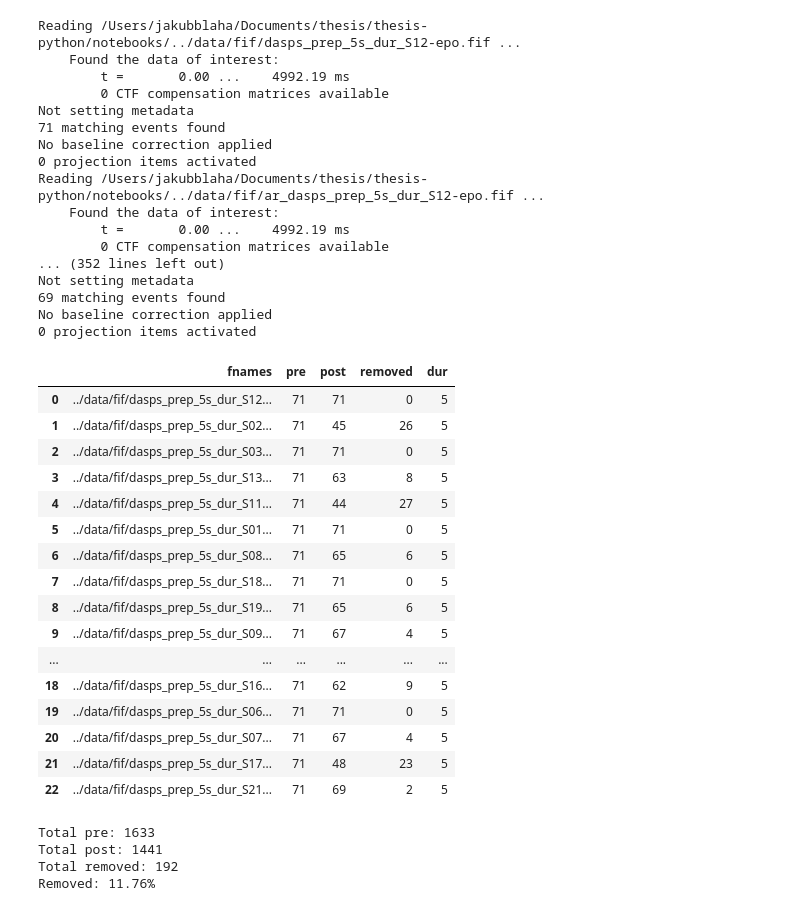
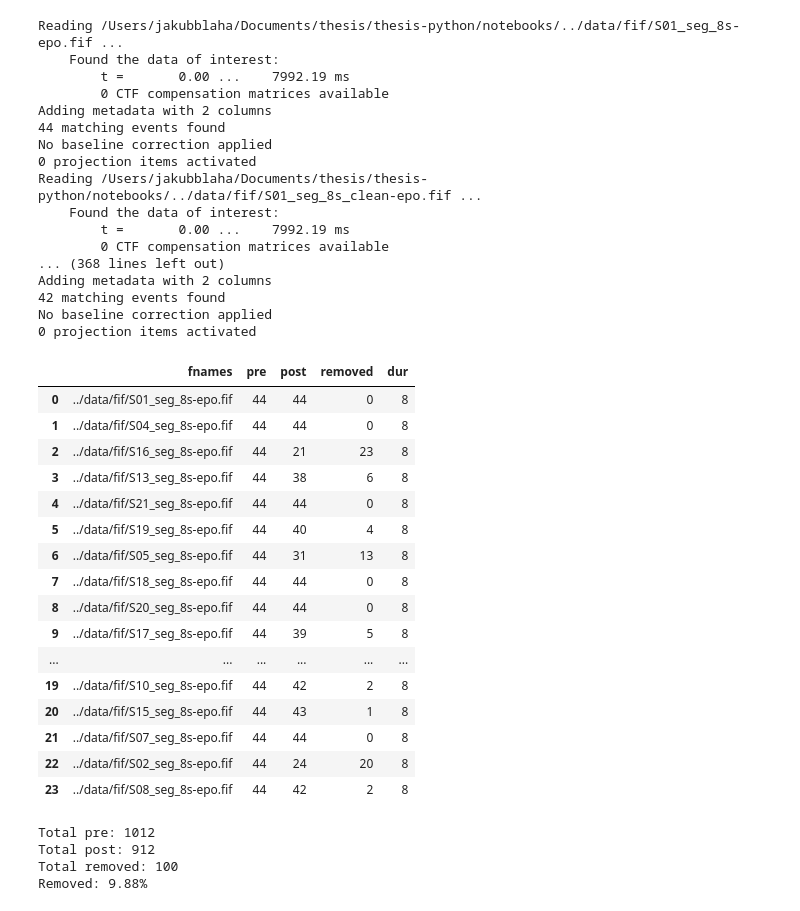
Before and after one commit to JakubBlaha/thesis, a Jupyter notebook: notebooks/020_visualize_clean.ipynb, the cells around one changed output. Drawn from its saved outputs; the diff is of its cells as text; code cells hidden in the pictures.

```diff
--- a/notebooks/020_visualize_clean.ipynb
+++ b/notebooks/020_visualize_clean.ipynb
@@ -2,69 +2,65 @@
 %matplotlib qt
 import mne, os, glob, pandas as pd, re
 
-def get_post_ar_path(pre_ar_path):
-    _, fname = os.path.split(pre_ar_path)
-    return os.path.join("../data/fif", "ar_" + fname)
+clean = glob.glob("../data/fif/*_clean-epo.fif")
+dirty = [path.replace("_clean-epo.fif", "-epo.fif") for path in clean]
 
-pre_ar = glob.glob("../data/fif/dasps_prep_*")
-post_ar = [get_post_ar_path(fname) for fname in pre_ar]
-
-zipped = list(zip(pre_ar, post_ar))
+zipped = list(zip(dirty, clean))
 
 d = {"fnames": [], "pre": [], "post": [], "removed": [], "dur": []}
 
 for pre_ar_path, post_ar_path in zipped:
     pre = mne.read_epochs(pre_ar_path)
     post = mne.read_epochs(post_ar_path)
 
     d["fnames"].append(pre_ar_path)
     d["pre"].append(len(pre))
     d["post"].append(len(post))
     d["removed"].append(len(pre) - len(post))
 
-    duration = re.search(r"(\d+)s_dur_", pre_ar_path).group(1)
+    duration = re.search(r"seg_(\d+)s", pre_ar_path).group(1)
     duration = int(duration)
     d["dur"].append(duration)
 
 
 df = pd.DataFrame(d)
 
 df
 # %% [output]
-Reading /Users/jakubblaha/Documents/thesis/thesis-python/notebooks/../data/fif/dasps_prep_5s_dur_S12-epo.fif ...
+Reading /Users/jakubblaha/Documents/thesis/thesis-python/notebooks/../data/fif/S01_seg_8s-epo.fif ...
     Found the data of interest:
-        t =       0.00 ...    4992.19 ms
+        t =       0.00 ...    7992.19 ms
         0 CTF compensation matrices available
-Not setting metadata
-71 matching events found
+Adding metadata with 2 columns
+44 matching events found
 No baseline correction applied
 0 projection items activated
-Reading /Users/jakubblaha/Documents/thesis/thesis-python/notebooks/../data/fif/ar_dasps_prep_5s_dur_S12-epo.fif ...
+Reading /Users/jakubblaha/Documents/thesis/thesis-python/notebooks/../data/fif/S01_seg_8s_clean-epo.fif ...
     Found the data of interest:
-        t =       0.00 ...    4992.19 ms
+        t =       0.00 ...    7992.19 ms
         0 CTF compensation matrices available
-... (352 lines left out)
-Not setting metadata
-69 matching events found
+... (368 lines left out)
+Adding metadata with 2 columns
+42 matching events found
 No baseline correction applied
 0 projection items activated
 |  | fnames | pre | post | removed | dur |
-| 0 | ../data/fif/dasps_prep_5s_dur_S12... | 71 | 71 | 0 | 5 |
-| 1 | ../data/fif/dasps_prep_5s_dur_S02... | 71 | 45 | 26 | 5 |
-| 2 | ../data/fif/dasps_prep_5s_dur_S03... | 71 | 71 | 0 | 5 |
-| 3 | ../data/fif/dasps_prep_5s_dur_S13... | 71 | 63 | 8 | 5 |
-| 4 | ../data/fif/dasps_prep_5s_dur_S11... | 71 | 44 | 27 | 5 |
-| 5 | ../data/fif/dasps_prep_5s_dur_S01... | 71 | 71 | 0 | 5 |
-| 6 | ../data/fif/dasps_prep_5s_dur_S08... | 71 | 65 | 6 | 5 |
-| 7 | ../data/fif/dasps_prep_5s_dur_S18... | 71 | 71 | 0 | 5 |
-| 8 | ../data/fif/dasps_prep_5s_dur_S19... | 71 | 65 | 6 | 5 |
-| 9 | ../data/fif/dasps_prep_5s_dur_S09... | 71 | 67 | 4 | 5 |
+| 0 | ../data/fif/S01_seg_8s-epo.fif | 44 | 44 | 0 | 8 |
+| 1 | ../data/fif/S04_seg_8s-epo.fif | 44 | 44 | 0 | 8 |
+| 2 | ../data/fif/S16_seg_8s-epo.fif | 44 | 21 | 23 | 8 |
+| 3 | ../data/fif/S13_seg_8s-epo.fif | 44 | 38 | 6 | 8 |
+| 4 | ../data/fif/S21_seg_8s-epo.fif | 44 | 44 | 0 | 8 |
+| 5 | ../data/fif/S19_seg_8s-epo.fif | 44 | 40 | 4 | 8 |
+| 6 | ../data/fif/S05_seg_8s-epo.fif | 44 | 31 | 13 | 8 |
+| 7 | ../data/fif/S18_seg_8s-epo.fif | 44 | 44 | 0 | 8 |
+| 8 | ../data/fif/S20_seg_8s-epo.fif | 44 | 44 | 0 | 8 |
+| 9 | ../data/fif/S17_seg_8s-epo.fif | 44 | 39 | 5 | 8 |
 | ... | ... | ... | ... | ... | ... |
-| 18 | ../data/fif/dasps_prep_5s_dur_S16... | 71 | 62 | 9 | 5 |
-| 19 | ../data/fif/dasps_prep_5s_dur_S06... | 71 | 71 | 0 | 5 |
-| 20 | ../data/fif/dasps_prep_5s_dur_S07... | 71 | 67 | 4 | 5 |
-| 21 | ../data/fif/dasps_prep_5s_dur_S17... | 71 | 48 | 23 | 5 |
-| 22 | ../data/fif/dasps_prep_5s_dur_S21... | 71 | 69 | 2 | 5 |
+| 19 | ../data/fif/S10_seg_8s-epo.fif | 44 | 42 | 2 | 8 |
+| 20 | ../data/fif/S15_seg_8s-epo.fif | 44 | 43 | 1 | 8 |
+| 21 | ../data/fif/S07_seg_8s-epo.fif | 44 | 44 | 0 | 8 |
+| 22 | ../data/fif/S02_seg_8s-epo.fif | 44 | 24 | 20 | 8 |
+| 23 | ../data/fif/S08_seg_8s-epo.fif | 44 | 42 | 2 | 8 |
 # %%
 def print_stats_for_dur(seconds):
     df_filt = df[df["dur"] == seconds]
@@ -78,10 +74,10 @@ def print_stats_for_dur(seconds):
     print(f"Total removed: {total_removed}")
     print(f"Removed: {total_removed / total_pre * 100:.2f}%")
 
-print_stats_for_dur(5)
+print_stats_for_dur(8)
 # %% [output]
-Total pre: 1633
-Total post: 1441
-Total removed: 192
-Removed: 11.76%
+Total pre: 1012
+Total post: 912
+Total removed: 100
+Removed: 9.88%
 # %%
```
Also changed, not shown: parts of 1 cell of this notebook, 4 other files.
